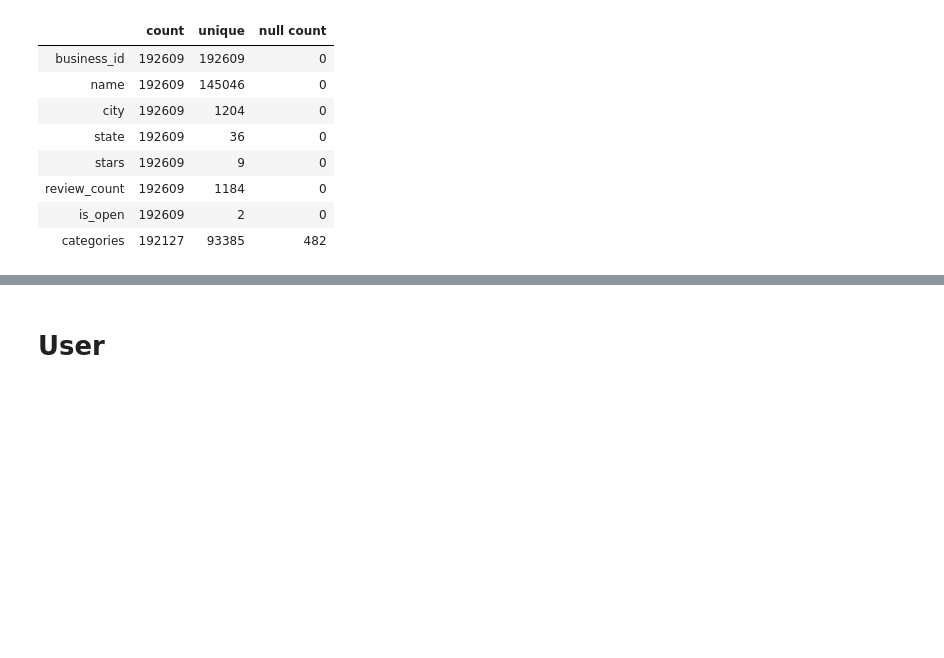
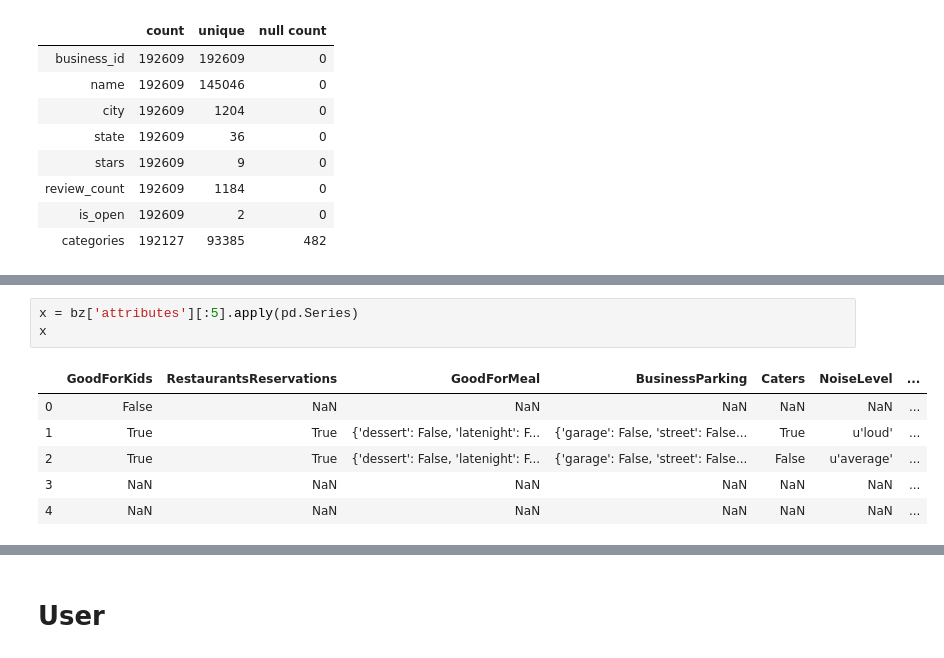
Before and after one commit to wonchankim97/Yelp-Recommender, a Jupyter notebook: eda_wonchan.ipynb, the cells around one changed output, grey strips where cells are left out. Saved outputs shown, nothing was run; the diff lists cells and outputs as text; blank space fills up the shorter version.

```diff
--- a/eda_wonchan.ipynb
+++ b/eda_wonchan.ipynb
@@ -39,0 +66,10 @@ pd.DataFrame({'count':check.count(),'unique':check.nunique(),'null count':check.
+# %%
+x = bz['attributes'][:5].apply(pd.Series)
+x
+# %% [output]
+|  | GoodForKids | RestaurantsReservations | GoodForMeal | BusinessParking | Caters | NoiseLevel | ... |
+| 0 | False | NaN | NaN | NaN | NaN | NaN | ... |
+| 1 | True | True | {'dessert': False, 'latenight': F... | {'garage': False, 'street': False... | True | u'loud' | ... |
+| 2 | True | True | {'dessert': False, 'latenight': F... | {'garage': False, 'street': False... | False | u'average' | ... |
+| 3 | NaN | NaN | NaN | NaN | NaN | NaN | ... |
+| 4 | NaN | NaN | NaN | NaN | NaN | NaN | ... |
```
Also changed, not shown: parts of 7 cells of this notebook.
